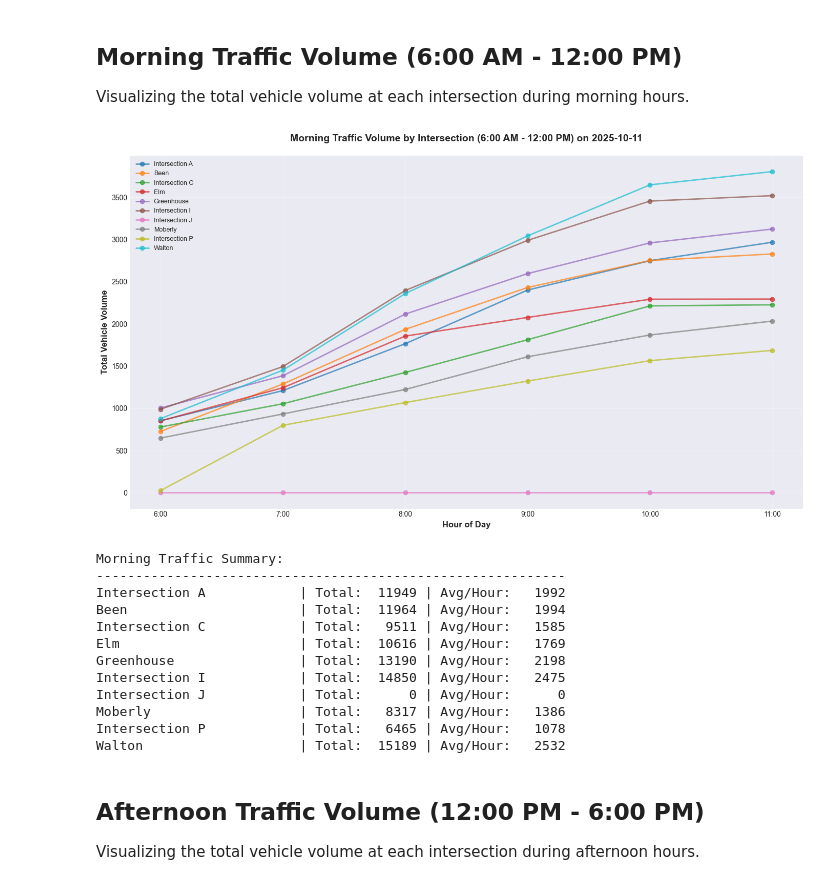
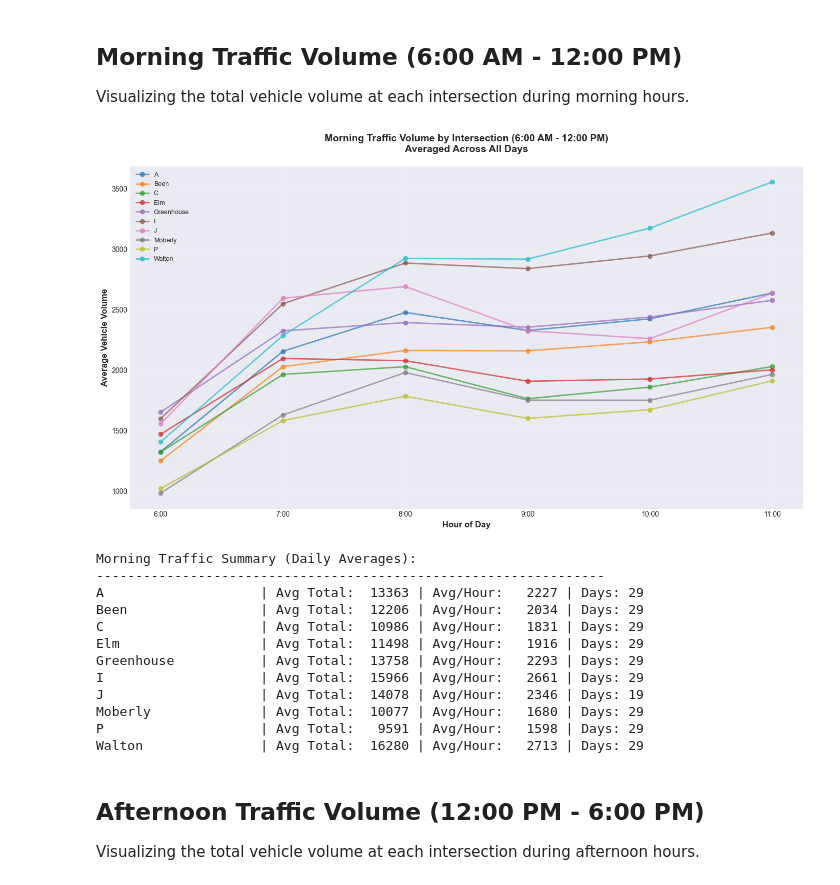
Before and after one commit to Brettberry07/COB-Traffic-Project, a Jupyter notebook: volume_analysis.ipynb, the cells around one changed output. Saved outputs shown, nothing was run; the diff lists cells and outputs as text; code cells hidden in the pictures.

```diff
--- a/volume_analysis.ipynb
+++ b/volume_analysis.ipynb
@@ -32,21 +32,19 @@ for file in csv_files:
 
 # Intersection names mapping
 intersection_names = {
-    '102_a_6.csv': 'Intersection A',
+    '102_a_6.csv': 'A',
     '102_been_3.csv': 'Been',
-    '102_c_7.csv': 'Intersection C',
+    '102_c_7.csv': 'C',
     '102_elm_2.csv': 'Elm',
     '102_greenhouse_1.csv': 'Greenhouse',
-    '102_i_4.csv': 'Intersection I',
-    '102_j_8.csv': 'Intersection J',
+    '102_i_4.csv': 'I',
+    '102_j_8.csv': 'J',
     '102_moberly_10.csv': 'Moberly',
-    '102_p_9.csv': 'Intersection P',
+    '102_p_9.csv': 'P',
     '102_walton_5.csv': 'Walton'
 }
 
-# Choose which date to analyze (set to pd.Timestamp('YYYY-MM-DD') to override)
-TARGET_DATE = None
-print(f"Target date: {TARGET_DATE if TARGET_DATE else 'first available per file'}")
+print("\nAnalysis mode: Averaging across ALL available days per intersection")
 # %% [output]
 Found 10 intersection files:
   - 102_a_6.csv
@@ -168,64 +170,62 @@ First five rows of DATE / TIME / INTID / HOUR / TOTAL_VOLUME:
 
 Visualizing the total vehicle volume at each intersection during morning hours.
 # %%
-# Process morning data for all intersections
+# Process morning data for all intersections (averaged across all days)
 morning_data = {}
-analysis_date = None
+num_days_info = {}
 
 for file in csv_files:
-    df = load_and_process_intersection_data(file, TARGET_DATE)
+    df = load_and_process_intersection_data(file)
     if df.empty:
-        print(f"Skipping {file.name} (no data for selected date)")
+        print(f"Skipping {file.name} (no data)")
         continue
 
-    if analysis_date is None and not df.empty:
-        analysis_date = df['SELECTED_DATE'].iloc[0].date()
+    intersection_name = intersection_names.get(file.name, file.stem)
+    num_days_info[intersection_name] = df['NUM_DAYS'].iloc[0]
 
     morning_df = filter_by_time_period(df, 'morning')
-    hourly_data = aggregate_by_hour(morning_df)
-
-    intersection_name = intersection_names.get(file.name, file.stem)
+    hourly_data = aggregate_by_hour_avg(morning_df)
     morning_data[intersection_name] = hourly_data
 
 fig, ax = plt.subplots(figsize=(14, 8))
 
 for intersection_name, data in morning_data.items():
-    ax.plot(data['HOUR'], data['TOTAL_VOLUME'], marker='o',
+    ax.plot(data['HOUR'], data['AVG_VOLUME'], marker='o',
             linewidth=2, label=intersection_name, alpha=0.7)
 
 ax.set_xlabel('Hour of Day', fontsize=12, fontweight='bold')
-ax.set_ylabel('Total Vehicle Volume', fontsize=12, fontweight='bold')
-title_suffix = f" on {analysis_date}" if analysis_date else ''
-ax.set_title(f'Morning Traffic Volume by Intersection (6:00 AM - 12:00 PM){title_suffix}',
+ax.set_ylabel('Average Vehicle Volume', fontsize=12, fontweight='bold')
+ax.set_title('Morning Traffic Volume by Intersection (6:00 AM - 12:00 PM)\nAveraged Across All Days',
              fontsize=14, fontweight='bold', pad=20)
 ax.legend(loc='best', fontsize=9, framealpha=0.9)
 ax.grid(True, alpha=0.3)
 ax.set_xticks(range(MORNING_START, MORNING_END))
 ax.set_xticklabels([f'{h}:00' for h in range(MORNING_START, MORNING_END)])
 
 plt.tight_layout()
 plt.show()
 
-print("\nMorning Traffic Summary:")
-print("-" * 60)
+print("\nMorning Traffic Summary (Daily Averages):")
+print("-" * 65)
 for intersection_name, data in morning_data.items():
-    total = data['TOTAL_VOLUME'].sum()
-    avg = data['TOTAL_VOLUME'].mean()
-    print(f"{intersection_name:25s} | Total: {total:6.0f} | Avg/Hour: {avg:6.0f}")
+    total_avg = data['AVG_VOLUME'].sum()
+    avg_per_hour = data['AVG_VOLUME'].mean()
+    days = num_days_info[intersection_name]
+    print(f"{intersection_name:20s} | Avg Total: {total_avg:6.0f} | Avg/Hour: {avg_per_hour:6.0f} | Days: {days}")
 # %% [output]
-[figure, old version]
+[figure, new version]
-Morning Traffic Summary:
-------------------------------------------------------------
-Intersection A            | Total:  11949 | Avg/Hour:   1992
-Been                      | Total:  11964 | Avg/Hour:   1994
-Intersection C            | Total:   9511 | Avg/Hour:   1585
-Elm                       | Total:  10616 | Avg/Hour:   1769
-Greenhouse                | Total:  13190 | Avg/Hour:   2198
-Intersection I            | Total:  14850 | Avg/Hour:   2475
-Intersection J            | Total:      0 | Avg/Hour:      0
-Moberly                   | Total:   8317 | Avg/Hour:   1386
-Intersection P            | Total:   6465 | Avg/Hour:   1078
-Walton                    | Total:  15189 | Avg/Hour:   2532
+Morning Traffic Summary (Daily Averages):
+-----------------------------------------------------------------
+A                    | Avg Total:  13363 | Avg/Hour:   2227 | Days: 29
+Been                 | Avg Total:  12206 | Avg/Hour:   2034 | Days: 29
+C                    | Avg Total:  10986 | Avg/Hour:   1831 | Days: 29
+Elm                  | Avg Total:  11498 | Avg/Hour:   1916 | Days: 29
+Greenhouse           | Avg Total:  13758 | Avg/Hour:   2293 | Days: 29
+I                    | Avg Total:  15966 | Avg/Hour:   2661 | Days: 29
+J                    | Avg Total:  14078 | Avg/Hour:   2346 | Days: 19
+Moberly              | Avg Total:  10077 | Avg/Hour:   1680 | Days: 29
+P                    | Avg Total:   9591 | Avg/Hour:   1598 | Days: 29
+Walton               | Avg Total:  16280 | Avg/Hour:   2713 | Days: 29
 # %% [markdown]
 ## Afternoon Traffic Volume (12:00 PM - 6:00 PM)
 
```
Also changed, not shown: parts of 6 cells of this notebook, 6 other files.
